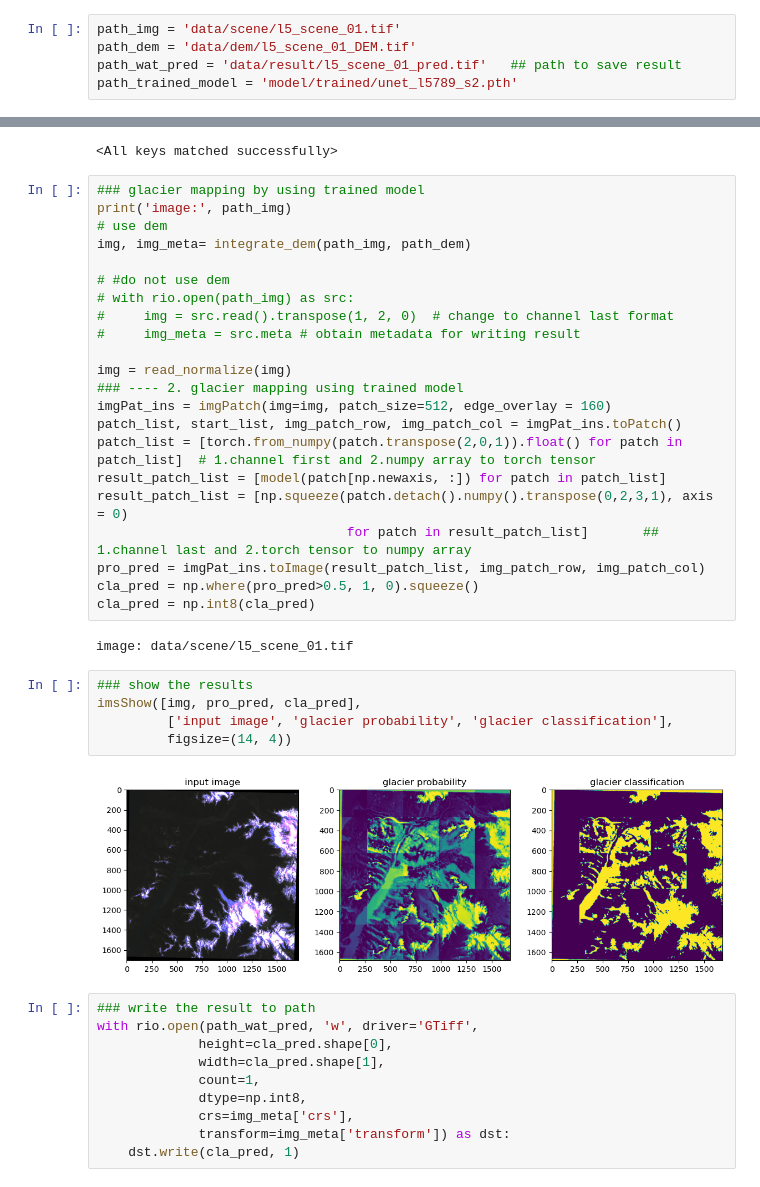
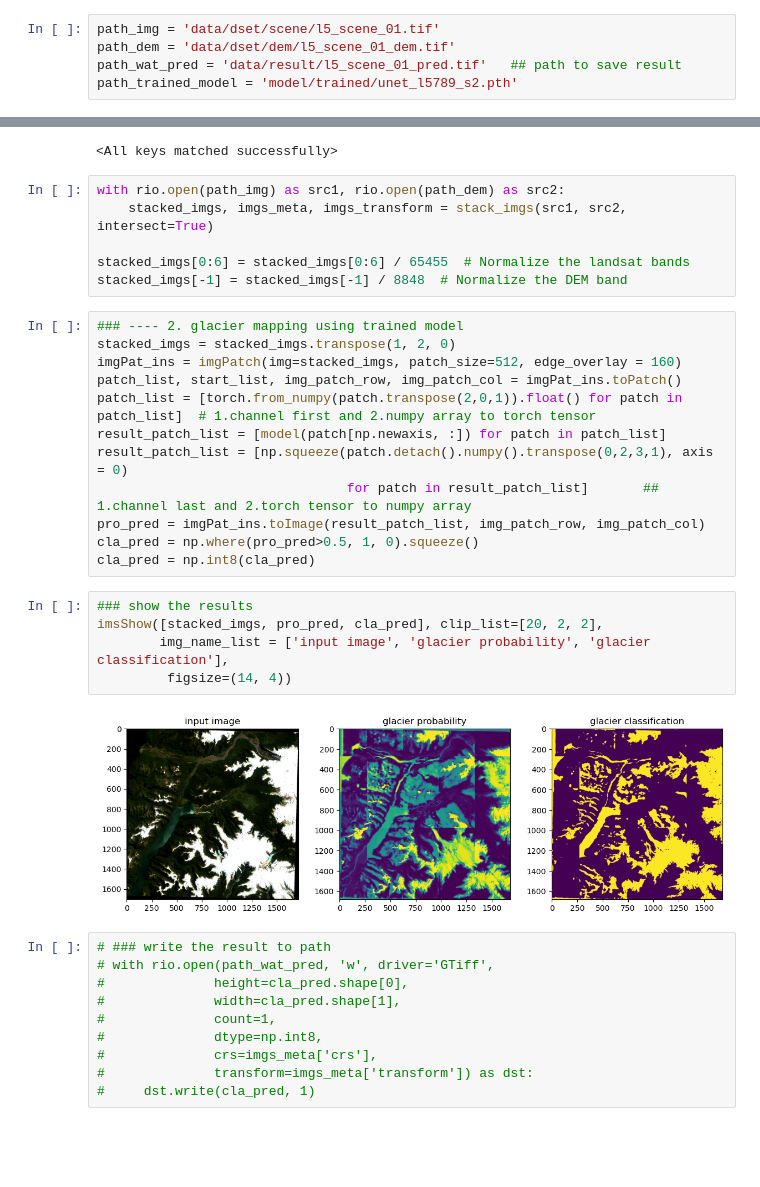
Before and after one commit to Hydrological-Observation-Group/GlaSet, a Jupyter notebook: notebooks/5_glacier_infer.ipynb, the cells around one changed output, grey strips where cells are left out. Cells and saved outputs as stored; diff of their text form; blank space fills up the shorter version.

```diff
--- a/notebooks/5_glacier_infer.ipynb
+++ b/notebooks/5_glacier_infer.ipynb
@@ -12,5 +12,5 @@ from utils.dataloader import read_normalize
 # %%
-path_img = 'data/scene/l5_scene_01.tif'
-path_dem = 'data/dem/l5_scene_01_DEM.tif'
+path_img = 'data/dset/scene/l5_scene_01.tif'
+path_dem = 'data/dset/dem/l5_scene_01_dem.tif'
 path_wat_pred = 'data/result/l5_scene_01_pred.tif'   ## path to save result
 path_trained_model = 'model/trained/unet_l5789_s2.pth'
@@ -37,20 +20,16 @@ model = unet(num_bands=7)
 model.load_state_dict(torch.load(path_trained_model, weights_only=True))
 # %% [output]
 <All keys matched successfully>
+# %%
+with rio.open(path_img) as src1, rio.open(path_dem) as src2:
+    stacked_imgs, imgs_meta, imgs_transform = stack_imgs(src1, src2, intersect=True)
+
+stacked_imgs[0:6] = stacked_imgs[0:6] / 65455  # Normalize the landsat bands
+stacked_imgs[-1] = stacked_imgs[-1] / 8848  # Normalize the DEM band
 # %%
-### glacier mapping by using trained model
-print('image:', path_img)
-# use dem
-img, img_meta= integrate_dem(path_img, path_dem)
-
-# #do not use dem
-# with rio.open(path_img) as src:
-#     img = src.read().transpose(1, 2, 0)  # change to channel last format
-#     img_meta = src.meta # obtain metadata for writing result
-
-img = read_normalize(img)
 ### ---- 2. glacier mapping using trained model
-imgPat_ins = imgPatch(img=img, patch_size=512, edge_overlay = 160)
+stacked_imgs = stacked_imgs.transpose(1, 2, 0)
+imgPat_ins = imgPatch(img=stacked_imgs, patch_size=512, edge_overlay = 160)
 patch_list, start_list, img_patch_row, img_patch_col = imgPat_ins.toPatch()
 patch_list = [torch.from_numpy(patch.transpose(2,0,1)).float() for patch in patch_list]  # 1.channel first and 2.numpy array to torch tensor
 result_patch_list = [model(patch[np.newaxis, :]) for patch in patch_list]
@@ -59,24 +38,22 @@ result_patch_list = [np.squeeze(patch.detach().numpy().transpose(0,2,3,1), axis
 pro_pred = imgPat_ins.toImage(result_patch_list, img_patch_row, img_patch_col)
 cla_pred = np.where(pro_pred>0.5, 1, 0).squeeze()
 cla_pred = np.int8(cla_pred)
-# %% [output]
-image: data/scene/l5_scene_01.tif
 # %%
 ### show the results
-imsShow([img, pro_pred, cla_pred],
-         ['input image', 'glacier probability', 'glacier classification'],
+imsShow([stacked_imgs, pro_pred, cla_pred], clip_list=[20, 2, 2],
+        img_name_list = ['input image', 'glacier probability', 'glacier classification'],
          figsize=(14, 4))
 # %% [output]
-[figure, old version]
+[figure, new version]
 # %%
-### write the result to path
-with rio.open(path_wat_pred, 'w', driver='GTiff',
-             height=cla_pred.shape[0],
-             width=cla_pred.shape[1],
-             count=1,
-             dtype=np.int8,
-             crs=img_meta['crs'],
-             transform=img_meta['transform']) as dst:
-    dst.write(cla_pred, 1)
+# ### write the result to path
+# with rio.open(path_wat_pred, 'w', driver='GTiff',
+#              height=cla_pred.shape[0],
+#              width=cla_pred.shape[1],
+#              count=1,
+#              dtype=np.int8,
+#              crs=imgs_meta['crs'],
+#              transform=imgs_meta['transform']) as dst:
+#     dst.write(cla_pred, 1)
 # %%
 # ## load and show the image and the prediction map
```
Also changed, not shown: parts of 3 cells of this notebook, 13 other files.
